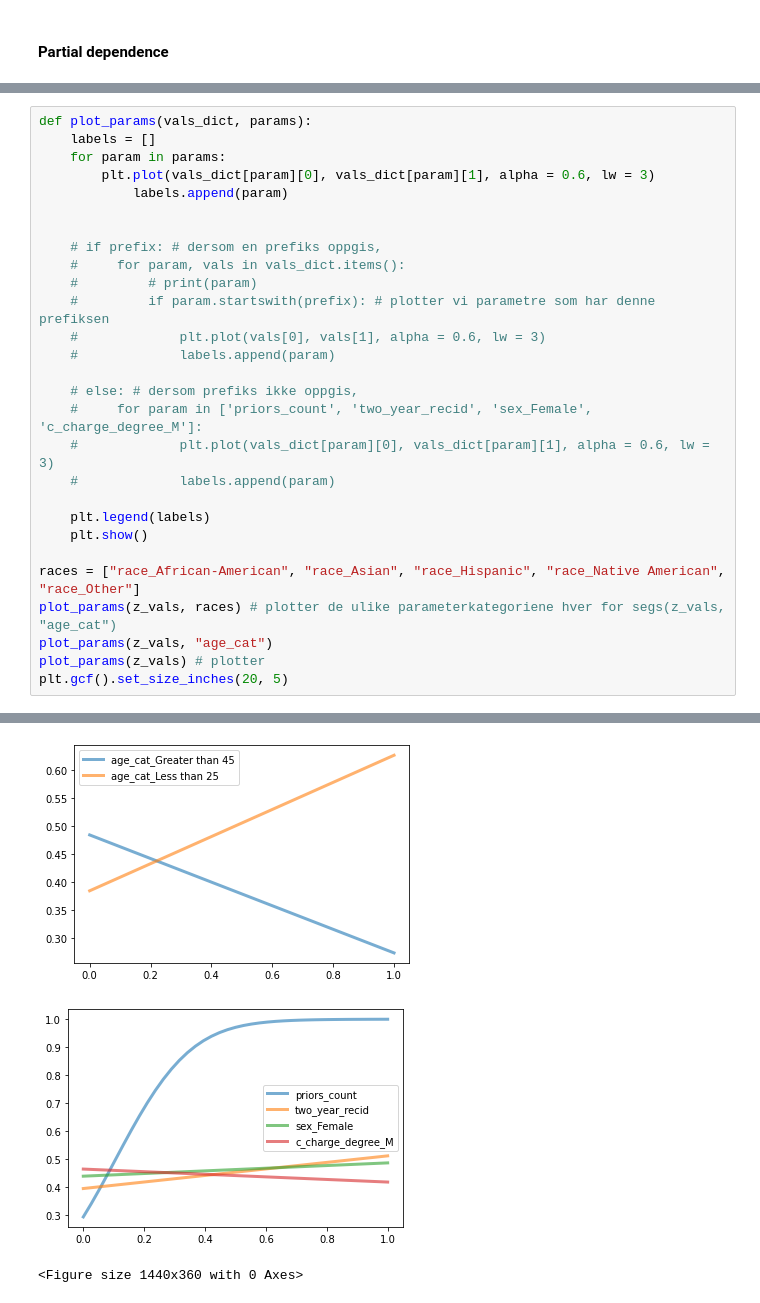
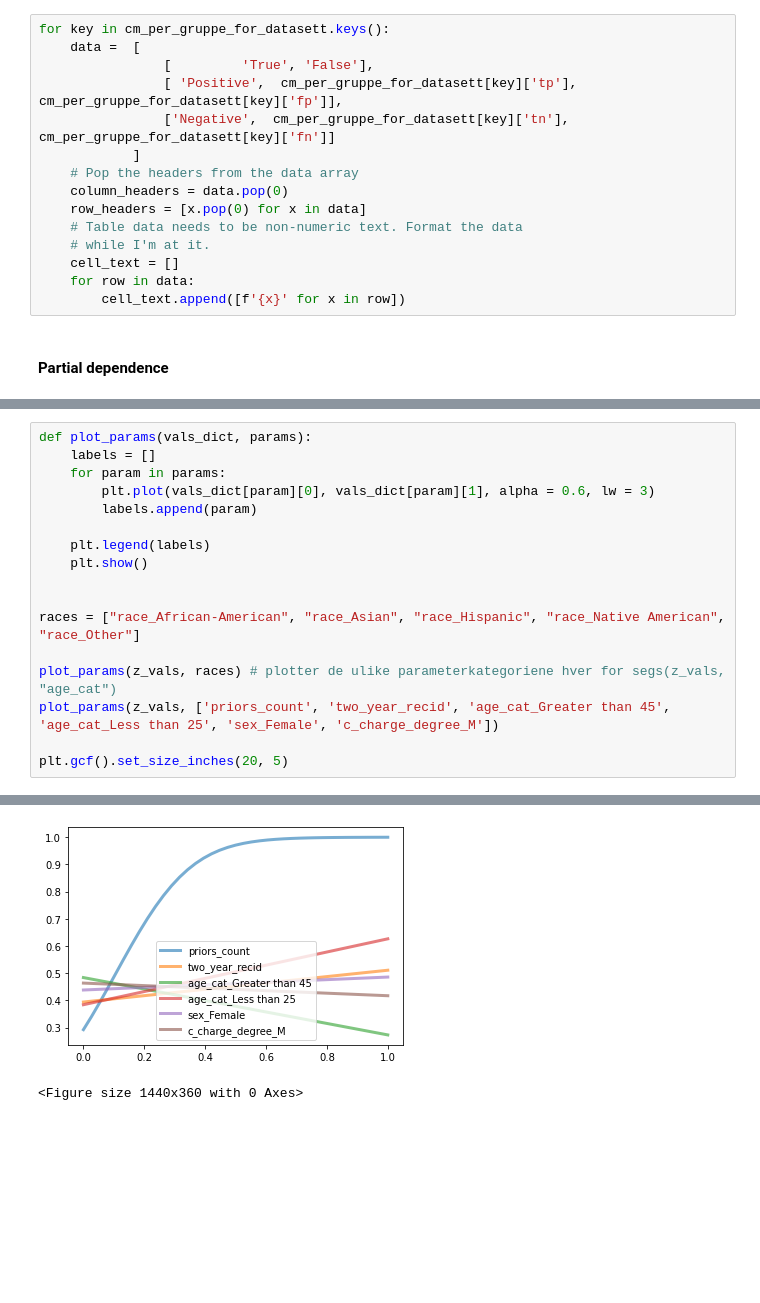
Before and after one commit to jonatanwins/COMPAS_project_HON2200, a Jupyter notebook: COMPAS.ipynb, the cells around one changed output, grey strips where cells are left out. Drawn from its saved outputs; the diff is of its cells as text; blank space fills up the shorter version.

```diff
--- a/COMPAS.ipynb
+++ b/COMPAS.ipynb
@@ -411,6 +446,21 @@ Antallet sanne positive for Menn er 1487, antallet falske positive er 788, antal
 Antallet sanne positive for Kvinner er 246, antallet falske positive er 230, antallet sanne negative er 532, falske negative er 167 og positiv prediktiv verdi er 52%.
 Antallet sanne positive for Hele Gruppen er 1733, antallet falske positive er 1018, antallet sanne negative er 2345, falske negative er 1076 og positiv prediktiv verdi er 63%.
 {'Hvite': {'tn': 999, 'fp': 282, 'fn': 408, 'tp': 414, 'ppv': 59}, 'Svarte': {'tn': 873, 'fp': 641, 'fn': 473, 'tp': 1188, 'ppv': 65}, 'Menn': {'tn': 1813, 'fp': 788, 'fn': 909, 'tp': 1487, 'ppv': 65} ...
+# %%
+for key in cm_per_gruppe_for_datasett.keys():
+    data =  [
+                [         'True', 'False'],
+                [ 'Positive',  cm_per_gruppe_for_datasett[key]['tp'], cm_per_gruppe_for_datasett[key]['fp']],
+                ['Negative',  cm_per_gruppe_for_datasett[key]['tn'], cm_per_gruppe_for_datasett[key]['fn']]
+            ]
+    # Pop the headers from the data array
+    column_headers = data.pop(0)
+    row_headers = [x.pop(0) for x in data]
+    # Table data needs to be non-numeric text. Format the data
+    # while I'm at it.
+    cell_text = []
+    for row in data:
+        cell_text.append([f'{x}' for x in row])
 # %% [markdown]
 #### Partial dependence
 # %%
@@ -431,33 +478,21 @@ Index(['priors_count', 'two_year_recid', 'age_cat_Greater than 45',
 # %%
 def plot_params(vals_dict, params):
     labels = []
     for param in params:
         plt.plot(vals_dict[param][0], vals_dict[param][1], alpha = 0.6, lw = 3)
-            labels.append(param)
-
-
-    # if prefix: # dersom en prefiks oppgis,
-    #     for param, vals in vals_dict.items():
-    #         # print(param)
-    #         if param.startswith(prefix): # plotter vi parametre som har denne prefiksen
-    #             plt.plot(vals[0], vals[1], alpha = 0.6, lw = 3)
-    #             labels.append(param)
-
-    # else: # dersom prefiks ikke oppgis,
-    #     for param in ['priors_count', 'two_year_recid', 'sex_Female', 'c_charge_degree_M']:
-    #             plt.plot(vals_dict[param][0], vals_dict[param][1], alpha = 0.6, lw = 3)
-    #             labels.append(param)
+        labels.append(param)
 
     plt.legend(labels)
     plt.show()
 
+
 races = ["race_African-American", "race_Asian", "race_Hispanic", "race_Native American", "race_Other"]
+
 plot_params(z_vals, races) # plotter de ulike parameterkategoriene hver for segs(z_vals, "age_cat")
-plot_params(z_vals, "age_cat")
-plot_params(z_vals) # plotter
+plot_params(z_vals, ['priors_count', 'two_year_recid', 'age_cat_Greater than 45', 'age_cat_Less than 25', 'sex_Female', 'c_charge_degree_M'])
+
 plt.gcf().set_size_inches(20, 5)
 # %% [output]
 [figure]
-[figure, old version]
+[figure, new version]
-[figure, removed]
 <Figure size 1440x360 with 0 Axes>
```
Also changed, not shown: parts of 16 cells of this notebook.
